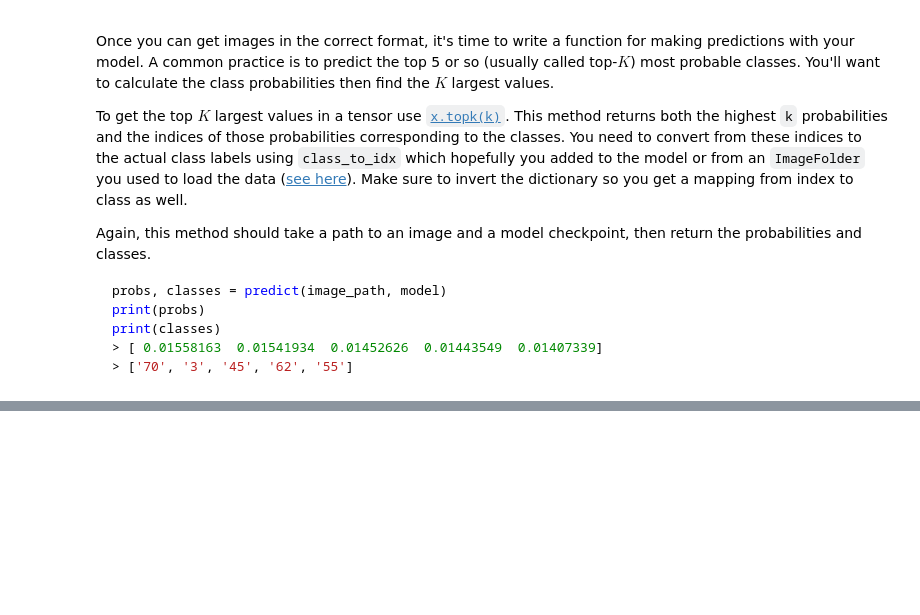
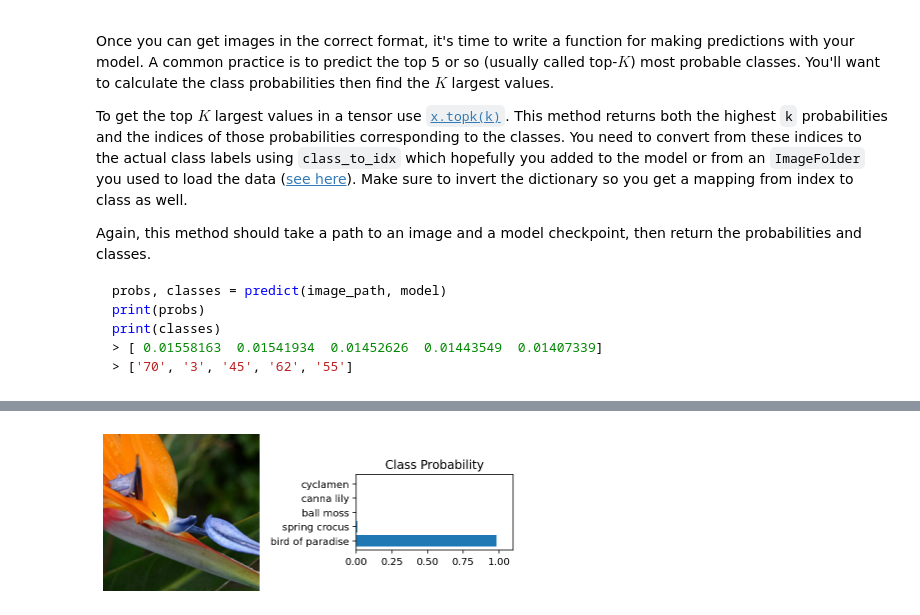
Before and after one commit to rpaech/aipnd-project, a Jupyter notebook: Image Classifier Project.ipynb, the cells around one changed output, grey strips where cells are left out. Saved outputs shown, nothing was run; the diff lists cells and outputs as text; code cells hidden in the pictures; blank space fills up the shorter version.

````diff
--- a/Image Classifier Project.ipynb
+++ b/Image Classifier Project.ipynb
@@ -300,8 +353,12 @@ torch.save(checkpoint, checkpoint_file_path)
 At this point it's good to write a function that can load a checkpoint and rebuild the model. That way you can come back to this project and keep working on it without having to retrain the network.
 # %%
 checkpoint = torch.load(checkpoint_file_path, map_location=CPU_DEVICE)
-model, optimizer, criterion = create_model_densenet121(hidden_layer_size=checkpoint['hidden_layer_size'])
+
+hidden_layer_size=checkpoint['hidden_layer_size']
+model, _, _ = create_model_densenet121(hidden_layer_size)
+
 model.load_state_dict(checkpoint['model_state'])
+
 idx_to_cat = checkpoint['idx_to_cat']
 # %% [markdown]
 # Inference for classification
@@ -403,19 +476,30 @@ print(classes)
 > ['70', '3', '45', '62', '55']
 ```
 # %%
-# Modified function call to accept an image, rather than a path, to simplify other code.
+# Predict the class (or classes) of an image using a trained deep learning
+# model.  Modified the function parameters to accept an image, rather than a
+# path, to simplify the code elsewhere.
 def predict(image, model, topk=5):
-    ''' Predict the class (or classes) of an image using a trained deep learning model.
-    '''
+
+    # Make sure the model is in evaluation mode and move to the GPU, if it's
+    # available.
     model.eval()
     model.to(device)
+
+    # Run the image through the model and grab the results.
     with torch.no_grad():
         pred_results = torch.exp(model(image.unsqueeze(dim=0).to(device)))
 
+    # Get the top K number of predictions and the model's confidence for each
+    # prediction.
     top_probs, top_results = pred_results.topk(topk, dim=1)
 
-    top_probs = top_probs.squeeze_().tolist()
-    top_cats = [idx_to_cat[x.item()] for x in top_results.squeeze_()]
+    # Convert the probabilities to a Python list.
+    top_probs = top_probs.squeeze_(dim=0).tolist()
+
+    # Convert the predictions (which are internal indices) to the flower
+    # categories.  Also convert the categories to a Python list.
+    top_cats = [idx_to_cat[x.item()] for x in top_results.squeeze_(dim=0)]
 
     return top_probs, top_cats
 # %% [markdown]
@@ -459,14 +554,18 @@ def show_image_prediction(image, top_probs, top_cats, actual_name=None):
 
     plt.tight_layout()
 # %%
+# Test the predict function using a single image.
+
 #image_path = "flowers/valid/96/image_07670.jpg" # camellia
 #image_path = "flowers/valid/42/image_05712.jpg" # daffodil
 #image_path = "flowers/valid/16/image_06671.jpg" # globe-flow
 image_path = "flowers/valid/8/image_03313.jpg" # bird of paradise
 
 with Image.open(image_path) as im:
-    image = tstg_transforms(im)
+    image = tstg_transform(im)
 
 top_probs, top_cats = predict(image, model)
 show_image_prediction(image, top_probs, top_cats)
+# %% [output]
+[figure, added]
 # %%
````
Also changed, not shown: parts of 19 cells of this notebook, 3 other files.
